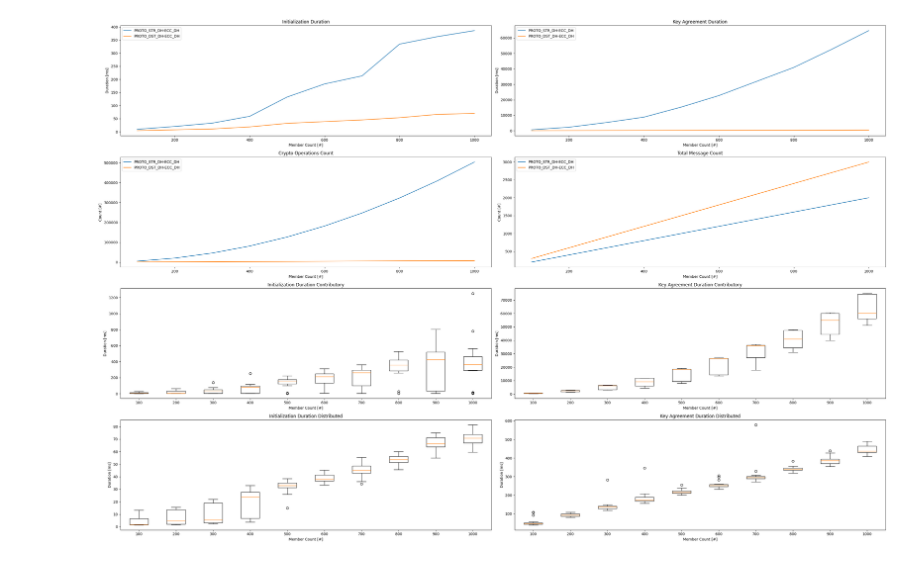
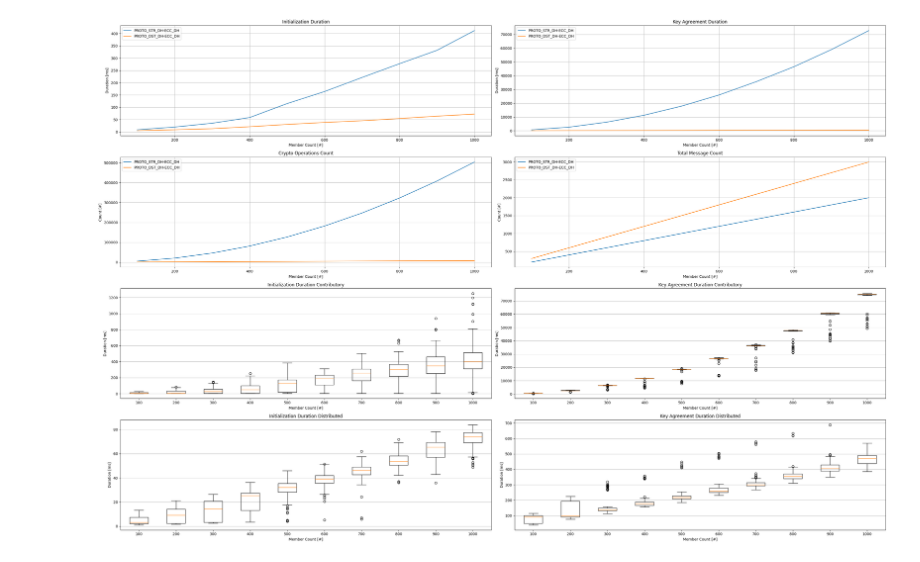
Before and after one commit to mehkir/dh-gka, a Jupyter notebook: eval_figure_scripts/evaluation.ipynb, the cells around one changed output. Saved outputs shown, nothing was run; the diff lists cells and outputs as text; code cells hidden in the pictures.

Commit message:
Show grid in plots

```diff
--- a/eval_figure_scripts/evaluation.ipynb
+++ b/eval_figure_scripts/evaluation.ipynb
@@ -68,7 +68,7 @@ for protocol in KEY_AGREEMENT_PROTOCOL:
         for member_count in member_range:
             # print("{}-{}-{}".format(protocol,algorithm,member_count))
             dataframes = []
-            for file_count in range(0,21):
+            for file_count in range(0,133):
                 df_dh = pd.read_csv(filepath_or_buffer="../statistic_results/without_retransmissions/{}-{}-{}-#{}.csv".format(protocol,algorithm,member_count,file_count), header=0, sep=',', dtype=np.longlong)
                 df_dh['FULL_DURATION'] = df_dh['DURATION_END']-df_dh['DURATION_START']
                 df_dh['KEY_AGREEMENT_DURATION'] = df_dh['DURATION_END']-df_dh['KEY_AGREEMENT_START']
@@ -87,31 +87,39 @@ for protocol in KEY_AGREEMENT_PROTOCOL:
             initialization_duration_list.append(df_dh_combined['INITIALIZATION_DURATION'].mean()/1000_000)
             key_agreement_duration_list.append(df_dh_combined['KEY_AGREEMENT_DURATION'].mean()/1000_000)
             crypto_operations_count_list.append(df_dh_combined['CRYPTO_OPERATIONS_COUNT'].mean())
             total_message_count_list.append(df_dh_combined['TOTAL_MESSAGE_COUNT'].mean())
         ax[0,0].plot(member_count_axis, initialization_duration_list, label="{}-{}".format(protocol,algorithm))
         ax[0,1].plot(member_count_axis, key_agreement_duration_list, label="{}-{}".format(protocol,algorithm))
         ax[1,0].plot(member_count_axis, crypto_operations_count_list, label="{}-{}".format(protocol,algorithm))
         ax[1,1].plot(member_count_axis, total_message_count_list, label="{}-{}".format(protocol,algorithm))
         key = "{}-{}".format(protocol,algorithm)
         boxplotdict[key] = boxplotlist
 
 contributory_key = 'PROTO_STR_DH-ECC_DH'
 contributory_initialization_data = [df['INITIALIZATION_DURATION']/1000_000 for df in boxplotdict[contributory_key]]
 contributory_keyagreement_data = [df['KEY_AGREEMENT_DURATION']/1000_000 for df in boxplotdict[contributory_key]]
 ax[2,0].boxplot(contributory_initialization_data, labels=member_range)
 ax[2,1].boxplot(contributory_keyagreement_data, labels=member_range)
 
 distributed_key = 'PROTO_DST_DH-ECC_DH'
 distributed_initialization_data = [df['INITIALIZATION_DURATION']/1000_000 for df in boxplotdict[distributed_key]]
 distributed_keyagreement_data = [df['KEY_AGREEMENT_DURATION']/1000_000 for df in boxplotdict[distributed_key]]
 ax[3,0].boxplot(distributed_initialization_data, labels=member_range)
 ax[3,1].boxplot(distributed_keyagreement_data, labels=member_range)
 
 fig.tight_layout()
 ax[0,0].legend()
+ax[0,0].grid(True)
 ax[0,1].legend()
+ax[0,1].grid(True)
 ax[1,0].legend()
+ax[1,0].grid(True)
 ax[1,1].legend()
+ax[1,1].grid(True)
+ax[2,0].yaxis.grid(True)
+ax[2,1].yaxis.grid(True)
+ax[3,0].yaxis.grid(True)
+ax[3,1].yaxis.grid(True)
 plt.show()
 # %% [output]
-[figure, old version]
+[figure, new version]
```
